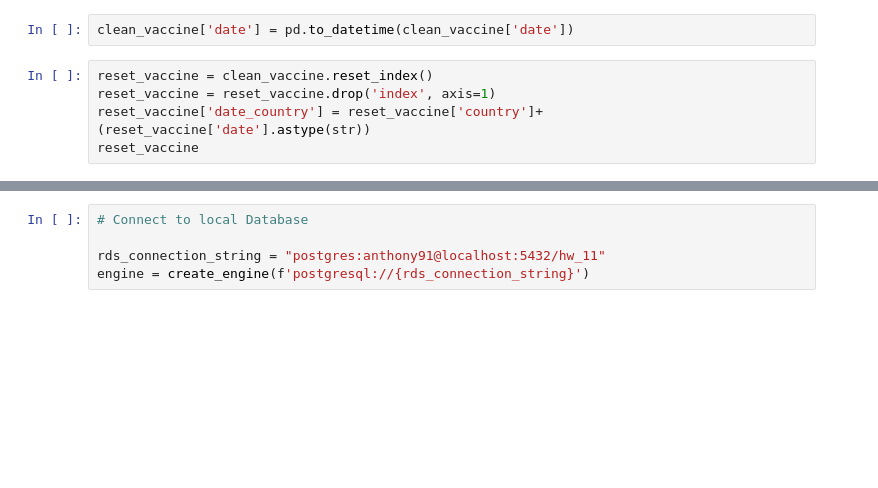
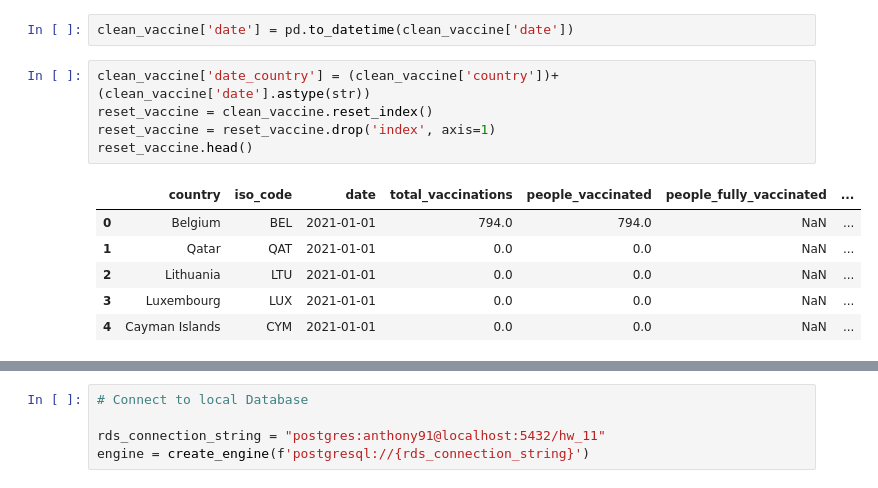
Before and after one commit to chrispope12391/ETL-Challenge, a Jupyter notebook: Untitled.ipynb, the cells around one changed output, grey strips where cells are left out. Cells and saved outputs as stored; diff of their text form; blank space fills up the shorter version.

```diff
--- a/Untitled.ipynb
+++ b/Untitled.ipynb
@@ -22,10 +51,17 @@ clean_vaccine
 # %%
 clean_vaccine['date'] = pd.to_datetime(clean_vaccine['date'])
 # %%
+clean_vaccine['date_country'] = (clean_vaccine['country'])+ (clean_vaccine['date'].astype(str))
 reset_vaccine = clean_vaccine.reset_index()
 reset_vaccine = reset_vaccine.drop('index', axis=1)
-reset_vaccine['date_country'] = reset_vaccine['country']+ (reset_vaccine['date'].astype(str))
-reset_vaccine
+reset_vaccine.head()
+# %% [output]
+|  | country | iso_code | date | total_vaccinations | people_vaccinated | people_fully_vaccinated | ... |
+| 0 | Belgium | BEL | 2021-01-01 | 794.0 | 794.0 | NaN | ... |
+| 1 | Qatar | QAT | 2021-01-01 | 0.0 | 0.0 | NaN | ... |
+| 2 | Lithuania | LTU | 2021-01-01 | 0.0 | 0.0 | NaN | ... |
+| 3 | Luxembourg | LUX | 2021-01-01 | 0.0 | 0.0 | NaN | ... |
+| 4 | Cayman Islands | CYM | 2021-01-01 | 0.0 | 0.0 | NaN | ... |
 # %%
 corona_file = "Resources/daily_corona.csv"
 corona_df = pd.read_csv(corona_file)
```
Also changed, not shown: parts of 9 cells of this notebook.
